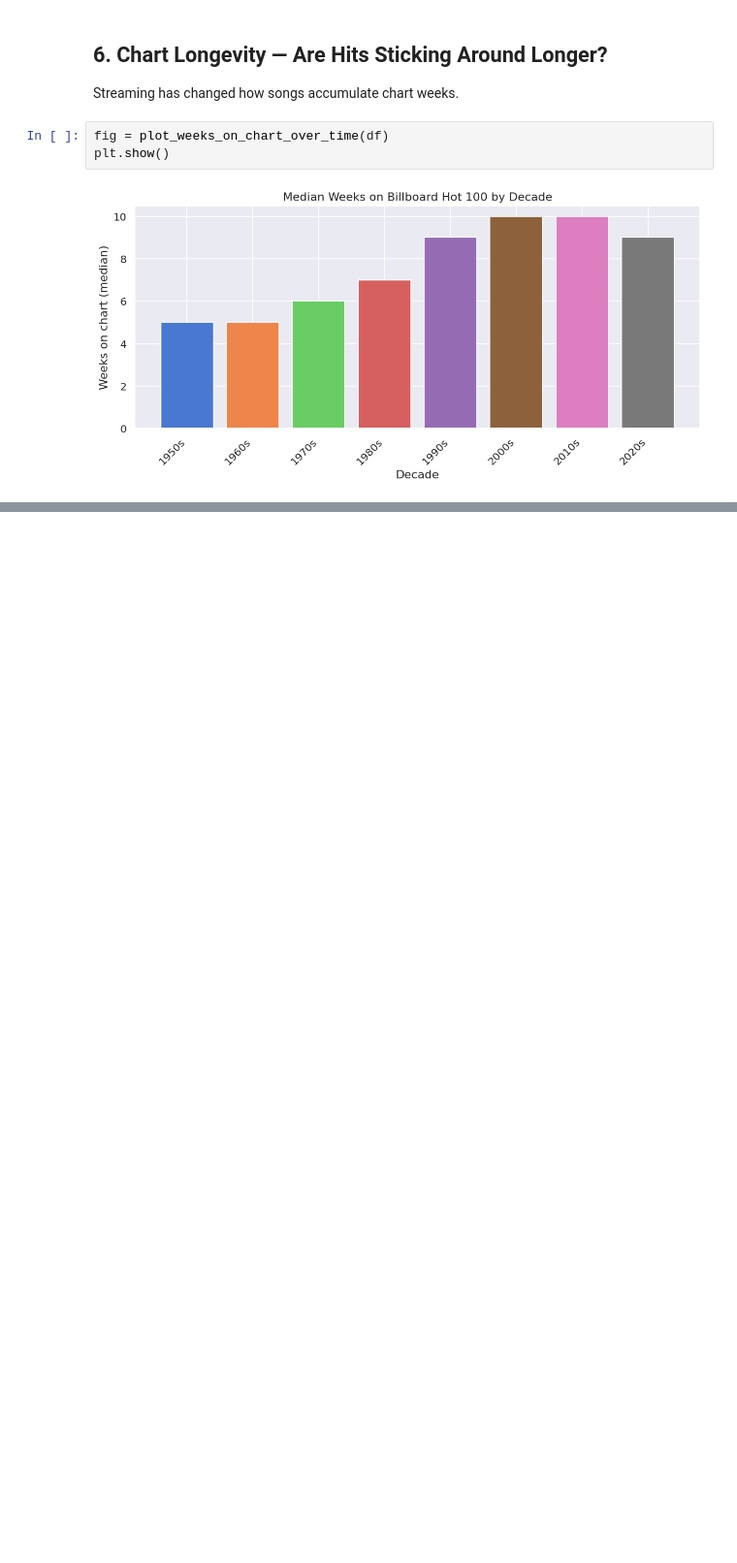
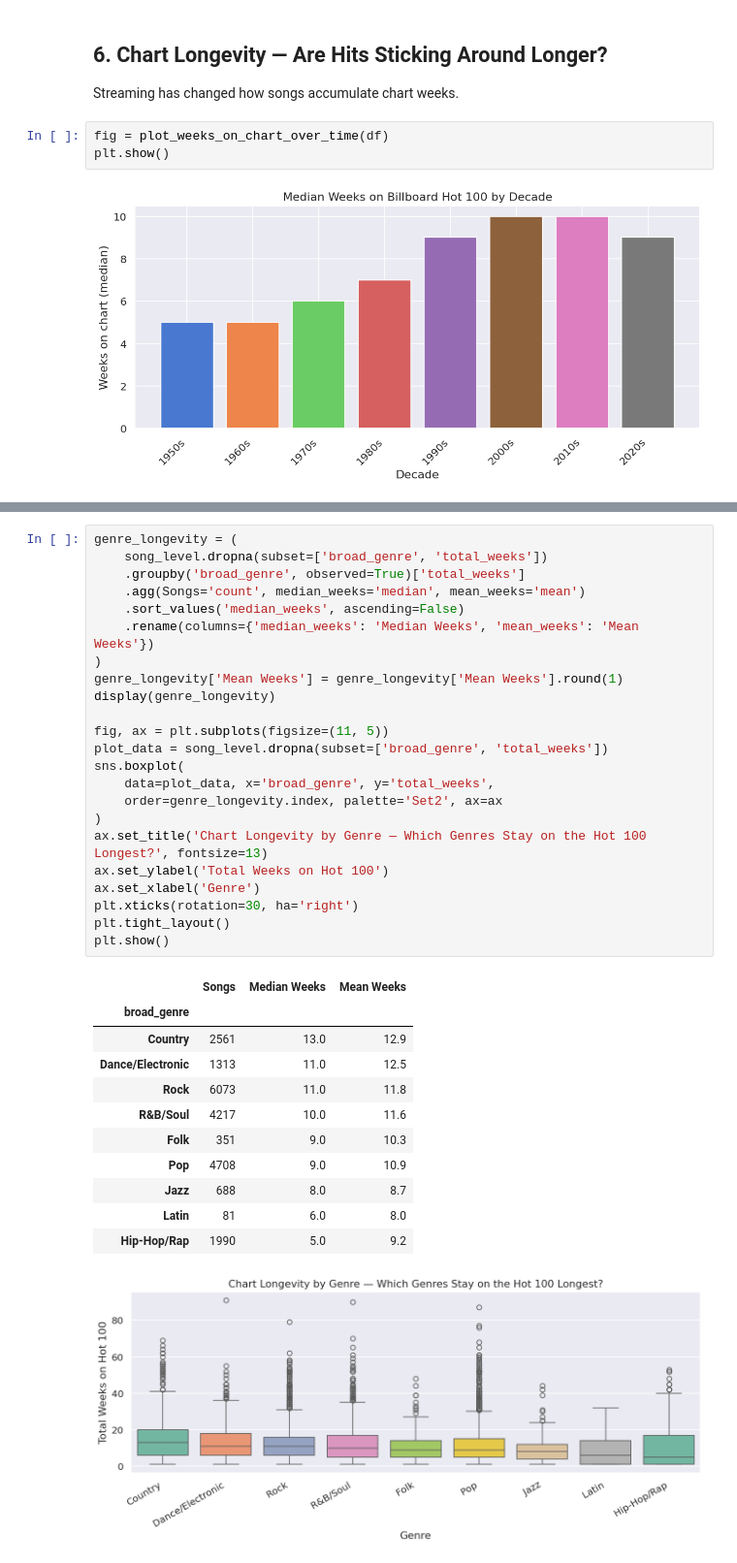
Before and after one commit to Israk-Arafat/MusicEvolution, a Jupyter notebook: notebooks/analysis.ipynb, the cells around one changed output, grey strips where cells are left out. Shown at 97% size. Cells and saved outputs as stored; diff of their text form; blank space fills up the shorter version.

```diff
--- a/notebooks/analysis.ipynb
+++ b/notebooks/analysis.ipynb
@@ -158,0 +295,36 @@ plt.show()
+# %%
+genre_longevity = (
+    song_level.dropna(subset=['broad_genre', 'total_weeks'])
+    .groupby('broad_genre', observed=True)['total_weeks']
+    .agg(Songs='count', median_weeks='median', mean_weeks='mean')
+    .sort_values('median_weeks', ascending=False)
+    .rename(columns={'median_weeks': 'Median Weeks', 'mean_weeks': 'Mean Weeks'})
+)
+genre_longevity['Mean Weeks'] = genre_longevity['Mean Weeks'].round(1)
+display(genre_longevity)
+
+fig, ax = plt.subplots(figsize=(11, 5))
+plot_data = song_level.dropna(subset=['broad_genre', 'total_weeks'])
+sns.boxplot(
+    data=plot_data, x='broad_genre', y='total_weeks',
+    order=genre_longevity.index, palette='Set2', ax=ax
+)
+ax.set_title('Chart Longevity by Genre — Which Genres Stay on the Hot 100 Longest?', fontsize=13)
+ax.set_ylabel('Total Weeks on Hot 100')
+ax.set_xlabel('Genre')
+plt.xticks(rotation=30, ha='right')
+plt.tight_layout()
+plt.show()
+# %% [output]
+|  | Songs | Median Weeks | Mean Weeks |
+| broad_genre |  |  |  |
+| Country | 2561 | 13.0 | 12.9 |
+| Dance/Electronic | 1313 | 11.0 | 12.5 |
+| Rock | 6073 | 11.0 | 11.8 |
+| R&B/Soul | 4217 | 10.0 | 11.6 |
+| Folk | 351 | 9.0 | 10.3 |
+| Pop | 4708 | 9.0 | 10.9 |
+| Jazz | 688 | 8.0 | 8.7 |
+| Latin | 81 | 6.0 | 8.0 |
+| Hip-Hop/Rap | 1990 | 5.0 | 9.2 |
+[figure, added]
```
Also changed, not shown: parts of 15 cells of this notebook, 2 other files.
